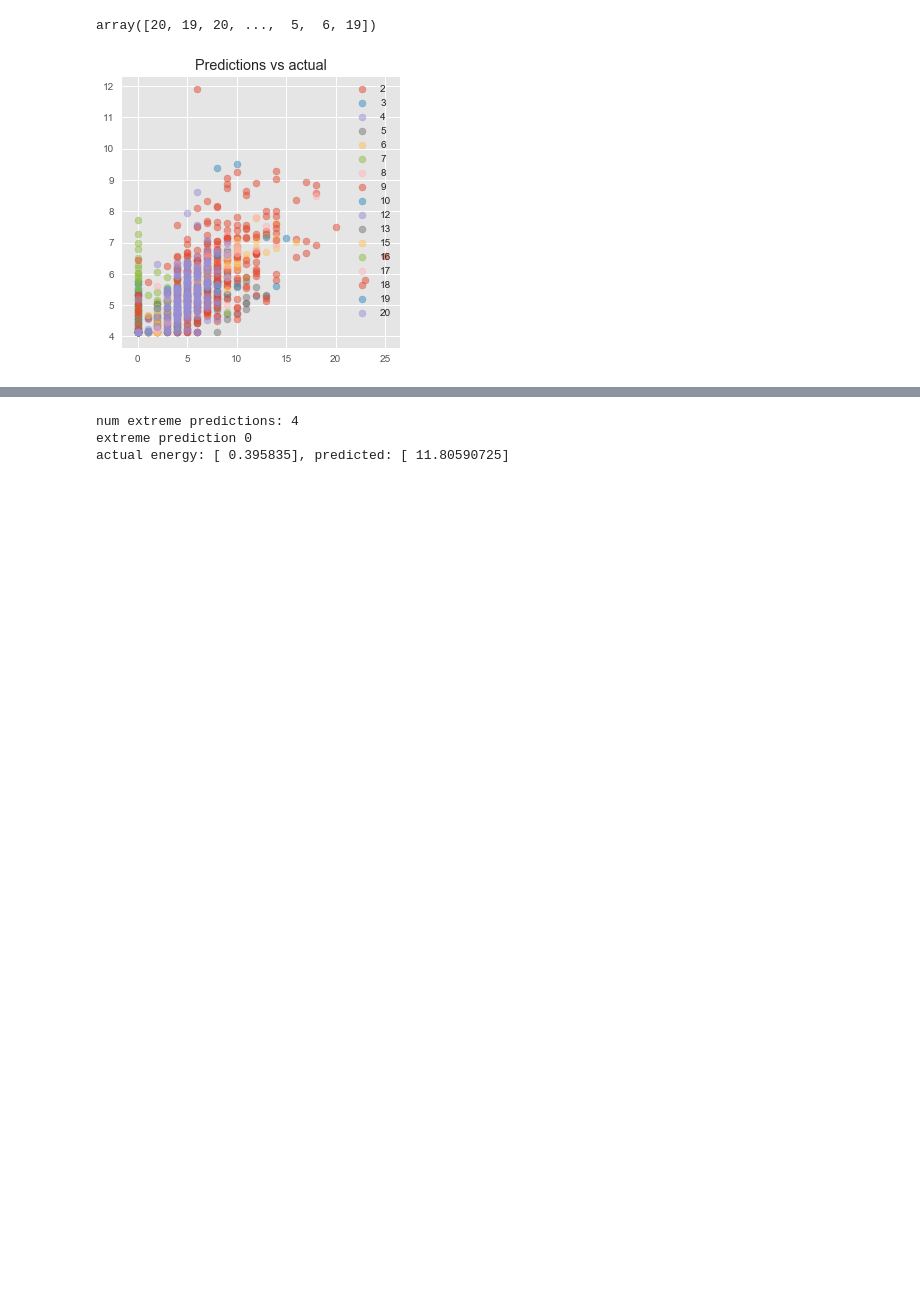
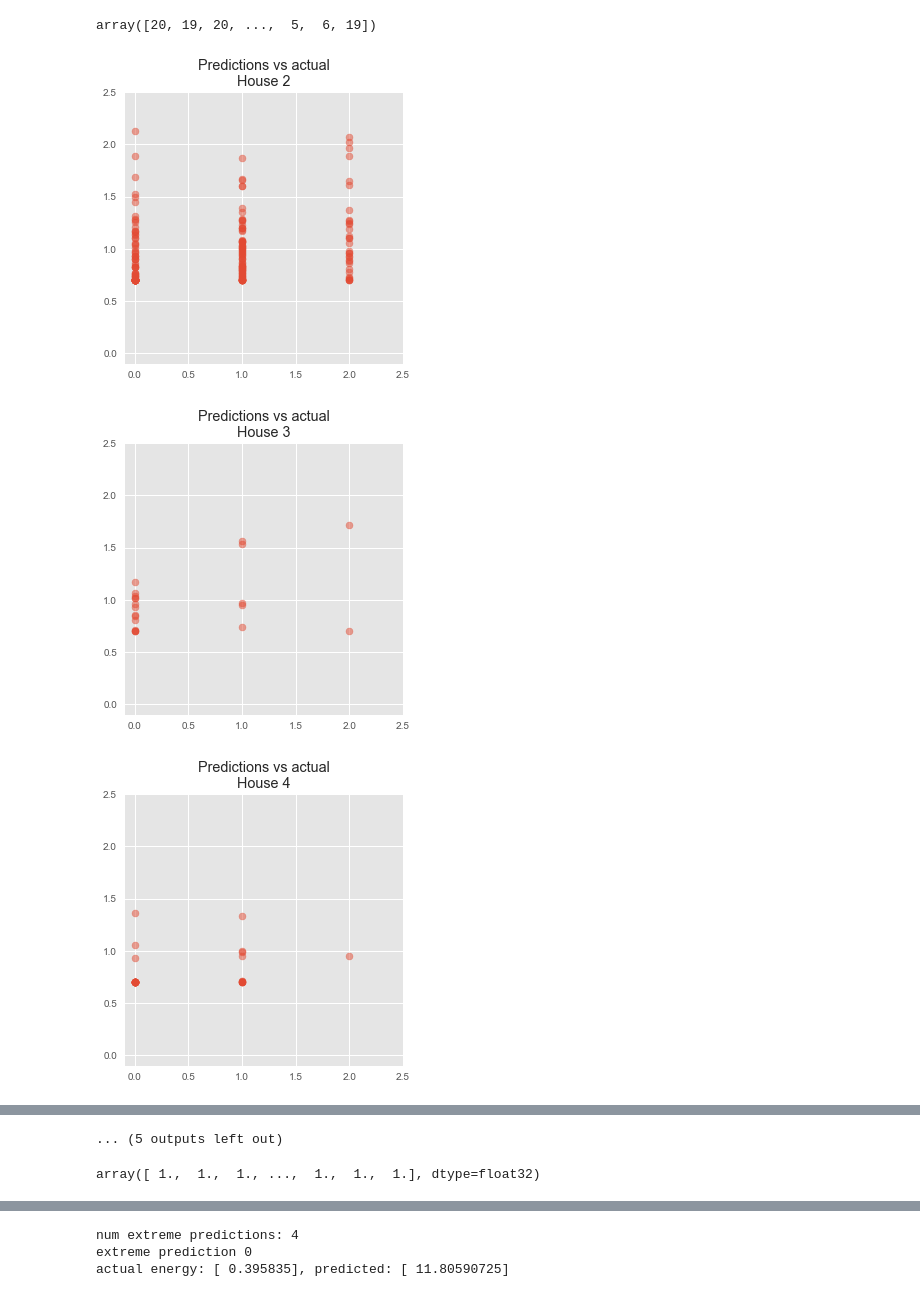
Before and after one commit to sipolac/thesis, a Jupyter notebook: py/build_models.ipynb, the cells around one changed output, grey strips where cells are left out. Drawn from its saved outputs; the diff is of its cells as text; code cells hidden in the pictures; blank space fills up the shorter version.

Commit message:
Make so modeling code runs in __main__

```diff
--- a/py/build_models.ipynb
+++ b/py/build_models.ipynb
@@ -283,10 +76,10 @@ model.evaluate(X_val_fit, Y_val_fit)
 # %%
-modeling_group_name = 'after_data_clean'
+modeling_group_name = '2017-07-02'
 target_type = 'energy'
-app_names = ['washing machine']
+app_names = ['kettle']
 # app_names = list(APP_NAMES)
 
-Y_idx = Y_energy_idx if target_type=='energy' else Y_activations_idx
+Y_key = 'Y1' if target_type=='energy' else 'Y2'
 
 app_idx = []
 for app_name in app_names:
@@ -325,7 +118,7 @@ params_wide = params_all.pivot(index='model', columns='param')
 history_best = history_all.groupby('model').agg({
     'loss': min,
     'val_loss': min,
-    'runtime': min
+    'runtime': min,
     'epoch': len
 })
 
@@ -344,5 +134,16 @@ hist_and_params
 # %%
 # Load best model
 best_model_name = hist_and_params.loc[hist_and_params['loss']==hist_and_params['loss'].min()].index.values[0]
+dir_this_model = os.path.join(dir_models_set, best_model_name, 'weights.hdf5')
 model = load_model(os.path.join(dir_models_set, best_model_name, 'weights.hdf5'))
 # model = load_model('/Users/sipola/Google Drive/education/coursework/graduate/edinburgh/dissertation/thesis/data/models/2017-06-28/fridge/model_11/weights.hdf5')
+# %%
+target_scaler = pickle.load(open(os.path.join(dir_this_model, 'target_scaler.pkl'), 'rb'))
+
+mask = np.in1d(all_data['val']['x_house'], HOUSE_IDS_TEST)
+for i in range(2):
+    val_type = 'unseen homes' if i==0 else 'unseen times'
+    X_val_fit = reshape_as_tensor(all_data['val']['X'][mask])
+    Y_val_fit = target_scaler.transform(all_data['val'][Y_key][:,app_idx][mask])
+    model.evaluate(X_val_fit, Y_val_fit)
+    mask = ~mask
@@ -396,38 +199,40 @@ array([20, 19, 20, ...,  5,  6, 19])
 
 x_house_val = val_data['x_house']
 
-plot_together = True
+plot_together = False
 figsize = (5,5)
 plt_title = 'Predictions vs actual'
 if plot_together:
     fig = plt.figure(figsize=figsize)
     ax = fig.add_subplot(111, title=plt_title)
 # ax.set_color_cycle([colormap(i) for i in np.linspace(0, 1, len(app_names))])
 for house_id in list(set(x_house_val)):
     if not plot_together:
         fig = plt.figure(figsize=figsize)
         ax = fig.add_subplot(111, title=plt_title + '\nHouse {}'.format(house_id))
         ax.set_ylim(-0.1,2.5)
         ax.set_xlim(-0.1,2.5)
     y_hat_house = y_hat[x_house_val==house_id]
     y_val_house = y_val[x_house_val==house_id]
     ax.scatter(y_val_house, y_hat_house, alpha=0.5, label=house_id)
 # plt.show()
 # ax.set_ylim(0,2.5)
 # ax.set_xlim(0,2.5)
 if plot_together:
     ax.legend()
 plt.show()
 # print min(y_hat)
 
 
 # i = 3
 # y, y_hat = Y[:,i], Y_hat[:,i]
 # fig = plt.figure()
 # ax = fig.add_subplot(111, title='Test scatter')
 # ax.scatter(y_hat, y, color='black', alpha=0.5)
 # ax.set_ylim(0,5)
 # ax.set_xlim(0,5)
 # # print min(y_hat)
 # %% [output]
-[figure, old version]
+[figure, new version]
+[figure, added]
+[figure, added]
@@ -433,0 +248,5 @@ plt.show()
+... (5 outputs left out)
+# %%
+np.around(y_hat)
+# %% [output]
+array([ 1.,  1.,  1., ...,  1.,  1.,  1.], dtype=float32)
```
Also changed, not shown: parts of 13 cells of this notebook, 3 other files.
